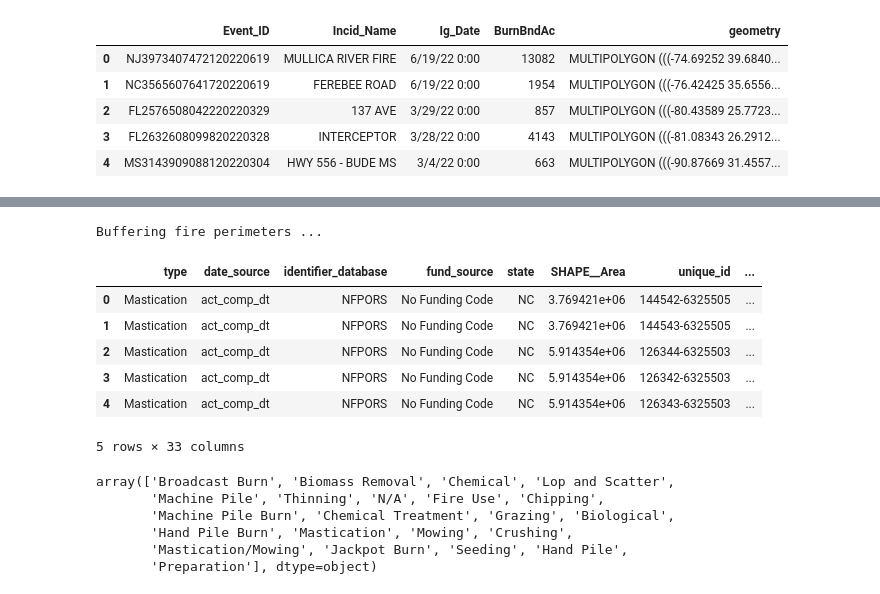
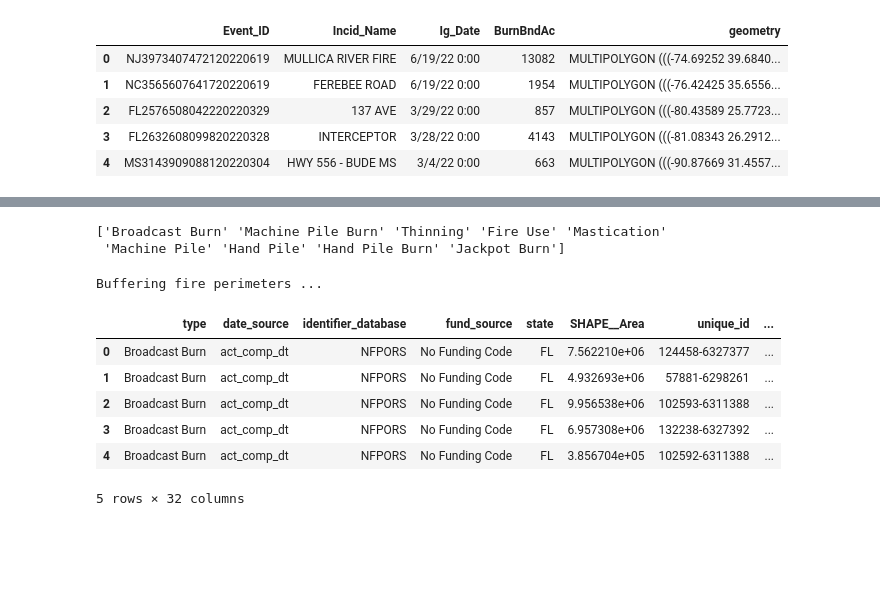
Before and after one commit to Colorado-Forest-Restoration-Institute/Fuels_Treatments_Reduce_Wildfire_Costs, a Jupyter notebook: code/01b-TWIG_summary.ipynb, the cells around one changed output, grey strips where cells are left out. Saved outputs shown, nothing was run; the diff lists cells and outputs as text; code cells hidden in the pictures; blank space fills up the shorter version.

```diff
--- a/code/01b-TWIG_summary.ipynb
+++ b/code/01b-TWIG_summary.ipynb
@@ -79,3 +78,17 @@ array(['Mastication', 'Mowing', 'Broadcast Burn', 'Machine Pile Burn',
+# %%
+# subset to our treatments of interest
+trts_keep = [
+    'Thinning', 'Machine Pile', 'Hand Pile', 'Mastication',
+    'Broadcast Burn', 'Jackpot Burn', 'Fire Use',
+    'Machine Pile Burn', 'Hand Pile Burn',
+]
+
+# filter our dissolved data
+trts_ = trts[trts['type'].isin(trts_keep)].copy()
+print(trts_['type'].unique())
+# %% [output]
+['Broadcast Burn' 'Machine Pile Burn' 'Thinning' 'Fire Use' 'Mastication'
+ 'Machine Pile' 'Hand Pile' 'Hand Pile Burn' 'Jackpot Burn']
 # %%
 # crop treatments to the fire perimeters
 # buffer perimeters 1km
@@ -83,49 +96,39 @@ print("Buffering fire perimeters ...")
 buffer = mtbs.copy().to_crs(trts.crs) # match CRS to treatments
 buffer['geometry'] = buffer.geometry.buffer(1000)
 buffer['fire_buffer_acres'] = buffer.geometry.area / 4046.86 # recalculate mtbs acres with buffer
 buffer = buffer.to_crs(trts.crs) # now match the treatment CRS
+
 # loop through fires, crop treatment data to bounds
 trt_clips = [] # to store the results
 for idx, fire_row in tqdm(buffer.iterrows(), total=buffer.shape[0], desc='Processing Fires'):
     fire_id = fire_row['Event_ID']
     fire_acres = fire_row['fire_buffer_acres']
     fire_geom = fire_row['geometry']
 
     # select overlapping treatments
-    trts_fire = trts[trts['Event_ID'] == fire_id]
+    trts_fire = trts_[trts_['Event_ID'] == fire_id]
 
     if not trts_fire.empty:
         # Clip treatments to the fire perimeter buffer
         clipped = gpd.clip(trts_fire, fire_geom)
         clipped['fire_buffer_acres'] = fire_acres
         trt_clips.append(clipped)
         del clipped, trts_fire
 
 # Combine all clipped results into one GeoDataFrame
 trts_fire = gpd.GeoDataFrame(pd.concat(trt_clips, ignore_index=True), crs=trts.crs)
 del trt_clips
 
 # Recalculate area
 trts_fire['gis_acres'] = trts_fire.geometry.area / 4046.86
 trts_fire.head()
 # %% [output]
 Buffering fire perimeters ...
 |  | type | date_source | identifier_database | fund_source | state | SHAPE__Area | unique_id | ... |
-| 0 | Mastication | act_comp_dt | NFPORS | No Funding Code | NC | 3.769421e+06 | 144542-6325505 | ... |
-| 1 | Mastication | act_comp_dt | NFPORS | No Funding Code | NC | 3.769421e+06 | 144543-6325505 | ... |
-| 2 | Mastication | act_comp_dt | NFPORS | No Funding Code | NC | 5.914354e+06 | 126344-6325503 | ... |
-| 3 | Mastication | act_comp_dt | NFPORS | No Funding Code | NC | 5.914354e+06 | 126342-6325503 | ... |
-| 4 | Mastication | act_comp_dt | NFPORS | No Funding Code | NC | 5.914354e+06 | 126343-6325503 | ... |
+| 0 | Broadcast Burn | act_comp_dt | NFPORS | No Funding Code | FL | 7.562210e+06 | 124458-6327377 | ... |
+| 1 | Broadcast Burn | act_comp_dt | NFPORS | No Funding Code | FL | 4.932693e+06 | 57881-6298261 | ... |
+| 2 | Broadcast Burn | act_comp_dt | NFPORS | No Funding Code | FL | 9.956538e+06 | 102593-6311388 | ... |
+| 3 | Broadcast Burn | act_comp_dt | NFPORS | No Funding Code | FL | 6.957308e+06 | 132238-6327392 | ... |
+| 4 | Broadcast Burn | act_comp_dt | NFPORS | No Funding Code | FL | 3.856704e+05 | 102592-6311388 | ... |
-5 rows × 33 columns
+5 rows × 32 columns
-# %%
-# Flatten (dissolve) by Fire ID, Treatment Type, and Year Completed
-flat = trts_fire[trts_fire['type'] != 'None'].dissolve(by=['Event_ID','type','year_comp']).reset_index()
-flat['type'].unique() # check what treatment types we're working with
-# %% [output]
-array(['Broadcast Burn', 'Biomass Removal', 'Chemical', 'Lop and Scatter',
-       'Machine Pile', 'Thinning', 'N/A', 'Fire Use', 'Chipping',
-       'Machine Pile Burn', 'Chemical Treatment', 'Grazing', 'Biological',
-       'Hand Pile Burn', 'Mastication', 'Mowing', 'Crushing',
-       'Mastication/Mowing', 'Jackpot Burn', 'Seeding', 'Hand Pile',
-       'Preparation'], dtype=object)
 # %%
```
Also changed, not shown: parts of 17 cells of this notebook, 1 other file.
